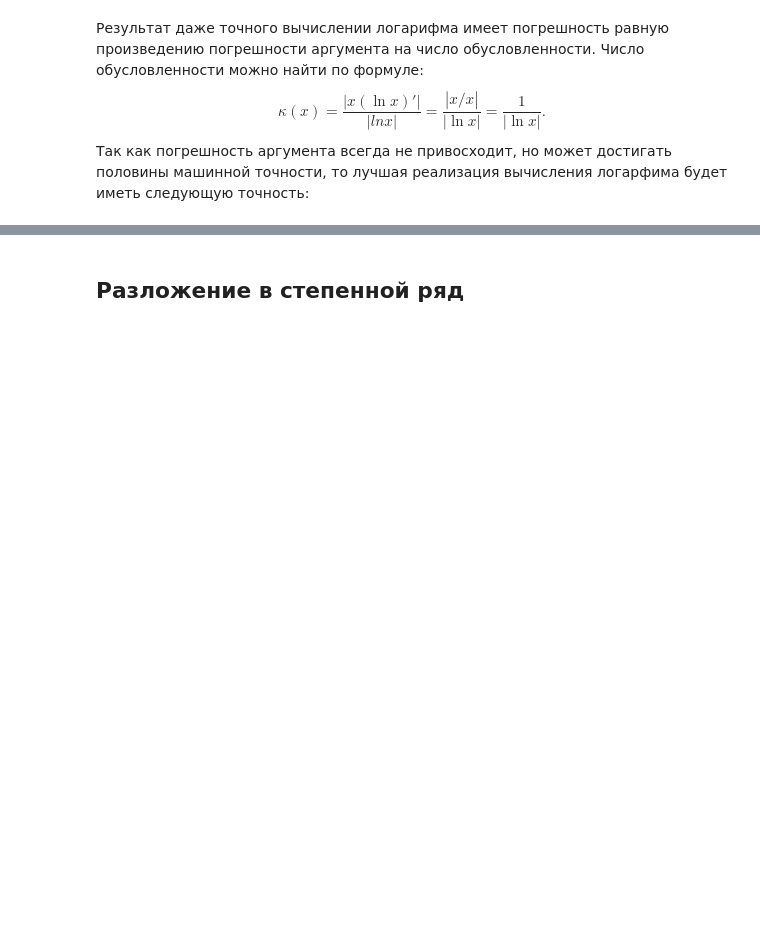
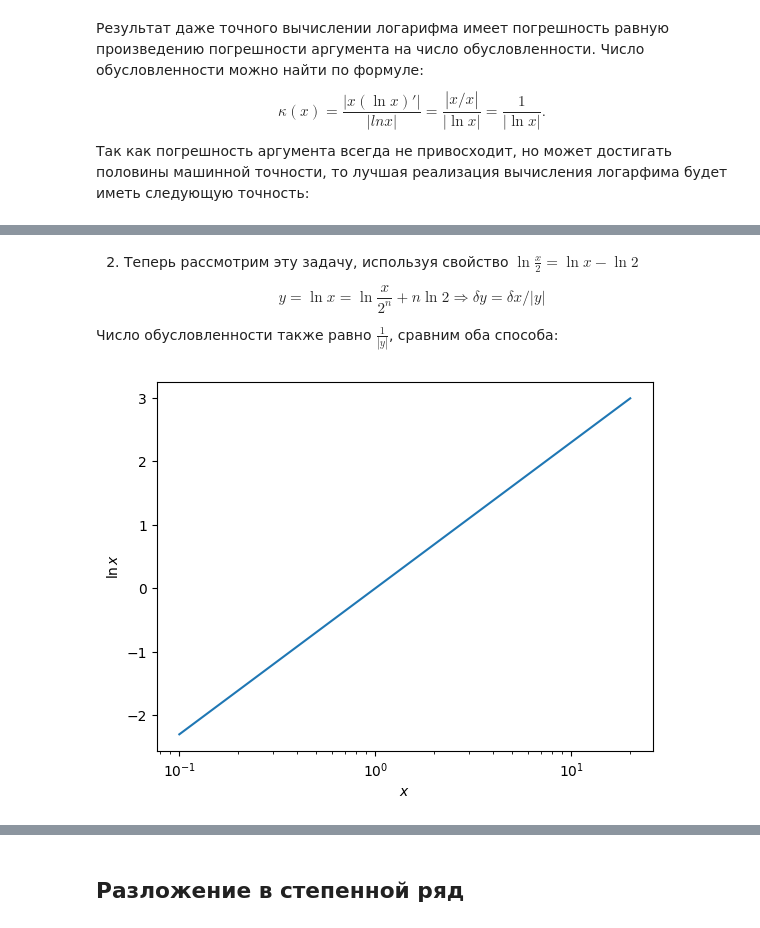
Before and after one commit to dyed-eye/numerical-methods, a Jupyter notebook: 3. Not_so_elementary_elementary_functions.ipynb, the cells around one changed output, grey strips where cells are left out. Drawn from its saved outputs; the diff is of its cells as text; code cells hidden in the pictures; blank space fills up the shorter version.

```diff
--- a/3. Not_so_elementary_elementary_functions.ipynb
+++ b/3. Not_so_elementary_elementary_functions.ipynb
@@ -83,0 +95,6 @@ plt.show()
+# %% [markdown]
+2) Теперь рассмотрим эту задачу, используя свойство $\ln{\frac{x}{2}} = \ln{x} - \ln{2}$
+
+$$y=\ln{x} = \ln{\frac{x}{2^n}} + n\ln{2}\Rightarrow\delta y = \delta x/|y|$$
+
+Число обусловленности также равно $\frac{1}{|y|}$, сравним оба способа:
@@ -83,0 +103,15 @@ plt.show()
+# %%
+N = 500
+x = np.linspace(0.1, 20, N)
+eps=10e-15
+
+n = math.ceil(np.log( (np.log(max(x))/np.log(1+eps)) )/np.log(2)) # определяем n, при котором попадаем в отрезок от 1 до 1 + eps
+
+y1 = np.log(np.divide(x, 2**n)) + n*np.log(2)
+
+plt.semilogx(x,y)
+plt.xlabel('$x$')
+plt.ylabel('$\ln x$')
+plt.show()
+# %% [output]
+[figure, added]
```
Also changed, not shown: parts of 15 cells of this notebook, 1 other file.
